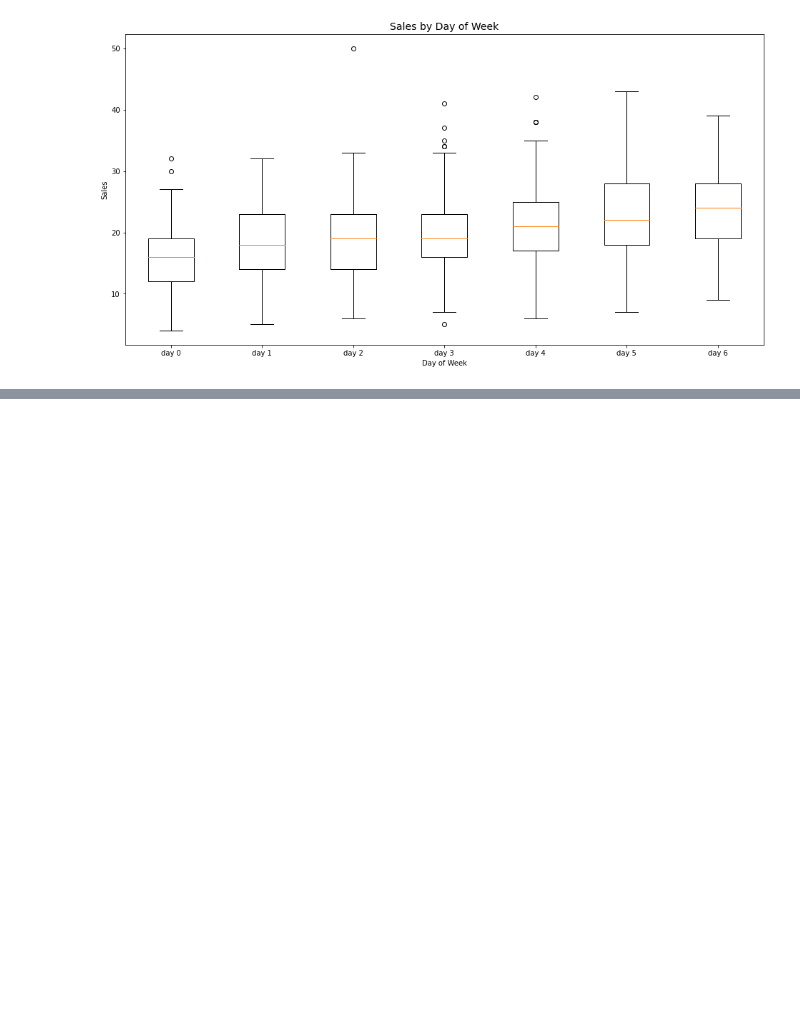
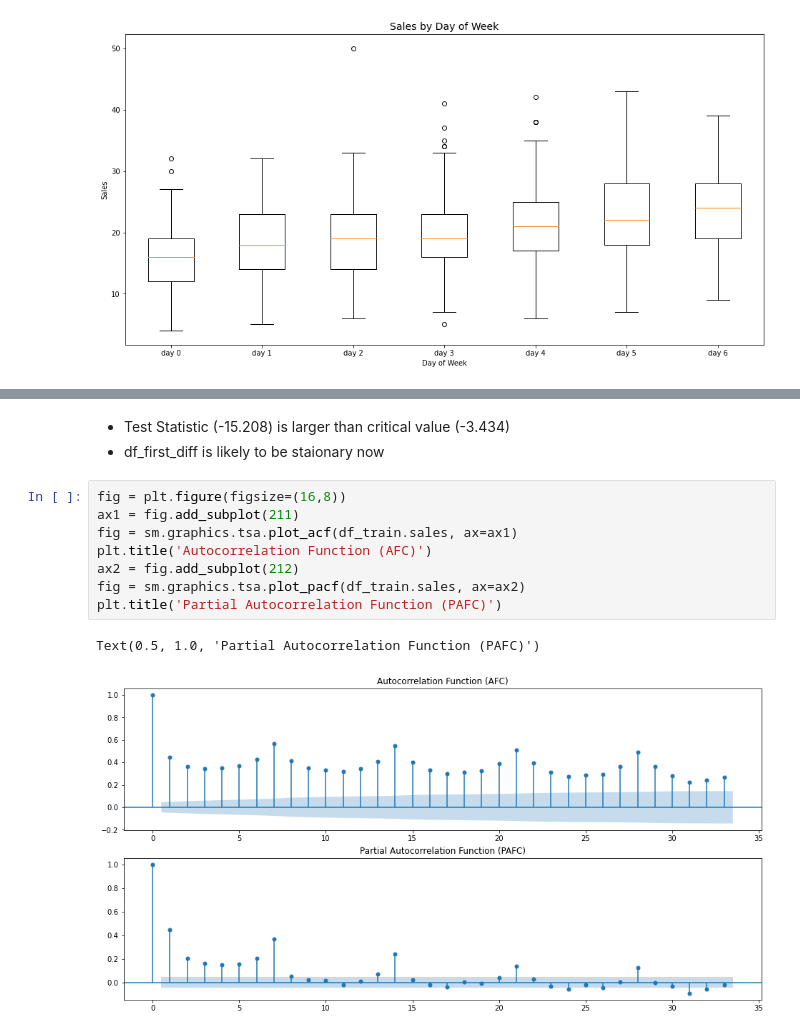
Before and after one commit to KaiFormosa/Sales_Demand_Forecast, a Jupyter notebook: Sales_Demand_Forecast.ipynb, the cells around one changed output, grey strips where cells are left out. Drawn from its saved outputs; the diff is of its cells as text; blank space fills up the shorter version.

```diff
--- a/Sales_Demand_Forecast.ipynb
+++ b/Sales_Demand_Forecast.ipynb
@@ -120,0 +218,14 @@ plt.show();
+# %% [markdown]
+- Test Statistic (-15.208) is larger than critical value (-3.434)
+- df_first_diff is likely to be staionary now
+# %%
+fig = plt.figure(figsize=(16,8))
+ax1 = fig.add_subplot(211)
+fig = sm.graphics.tsa.plot_acf(df_train.sales, ax=ax1)
+plt.title('Autocorrelation Function (AFC)')
+ax2 = fig.add_subplot(212)
+fig = sm.graphics.tsa.plot_pacf(df_train.sales, ax=ax2)
+plt.title('Partial Autocorrelation Function (PAFC)')
+# %% [output]
+Text(0.5, 1.0, 'Partial Autocorrelation Function (PAFC)')
+[figure, added]
```
Also changed, not shown: parts of 14 cells of this notebook.
